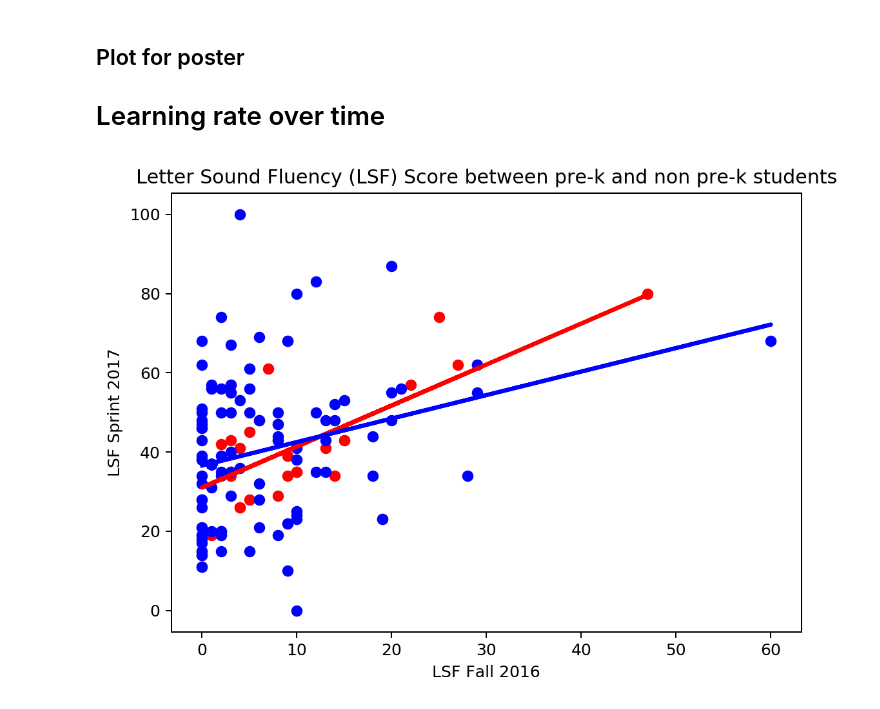
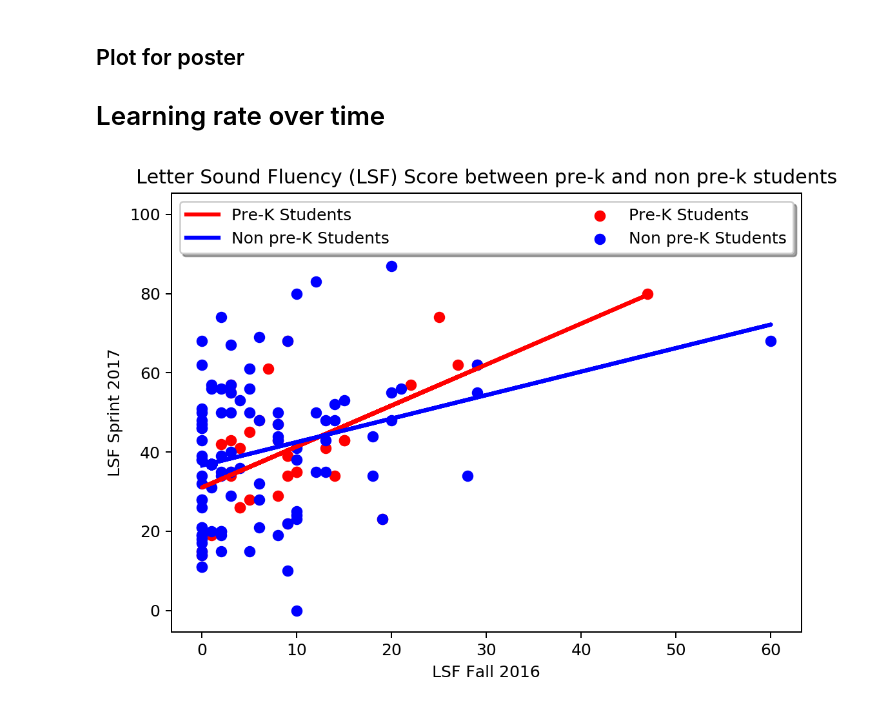
Before and after one commit to gcaracas/ds_project, a Jupyter notebook: project_v1.ipynb, the cells around one changed output. Cells and saved outputs as stored; diff of their text form; code cells hidden in the pictures.

```diff
--- a/project_v1.ipynb
+++ b/project_v1.ipynb
@@ -608,33 +609,33 @@ plt.plot(X, res,'r-',linewidth=2.5, label='Pre-K Students')
 plt.scatter(prekst["Fall_LSF"], prekst["Spring_LSF"], c='r', label = 'Pre-K Students')
 
 
 # Now the non-prek
 
 nonprek=nonprek.fillna(value=0)
 X2=(nonprek["Fall_LSF"].as_matrix())
 X2=X2.reshape(-1,1)
 
 y2=nonprek["Spring_LSF"]
 reg = LinearRegression().fit(X2, y2)
 m=reg.coef_[0]
 b=reg.intercept_
 res=[]
 for x in np.nditer(X2):
     res.append(m*x+b)
 plt.plot(X2, res,'b-',linewidth=2.5, label='Non pre-K Students')
 plt.scatter(nonprek["Fall_LSF"], nonprek["Spring_LSF"], c='b', label = 'Non pre-K Students')
 #ax.set_title('Letter Sound Fluency (LSF) Score between pre-k and non pre-k students')
 #ax.legend(loc='right')
 #ax.set_title('Events per user')
 #ax.set_xlabel('Time')
 #ax.set_ylabel('Accumulative number of events')
 #plt.set_title('Letter Sound Fluency (LSF) Score between pre-k and non pre-k students')
 plt.title('Letter Sound Fluency (LSF) Score between pre-k and non pre-k students')
 plt.xlabel('LSF Fall 2016')
 plt.ylabel('LSF Sprint 2017')
+plt.legend(loc='best', ncol=2, mode="expand", shadow=True, fancybox=True)
 
-
-
+plt.savefig("lsf.png")
 plt.show()
 # %% [output]
-[figure, old version]
+[figure, new version]
```
Also changed, not shown: parts of 4 cells of this notebook.
